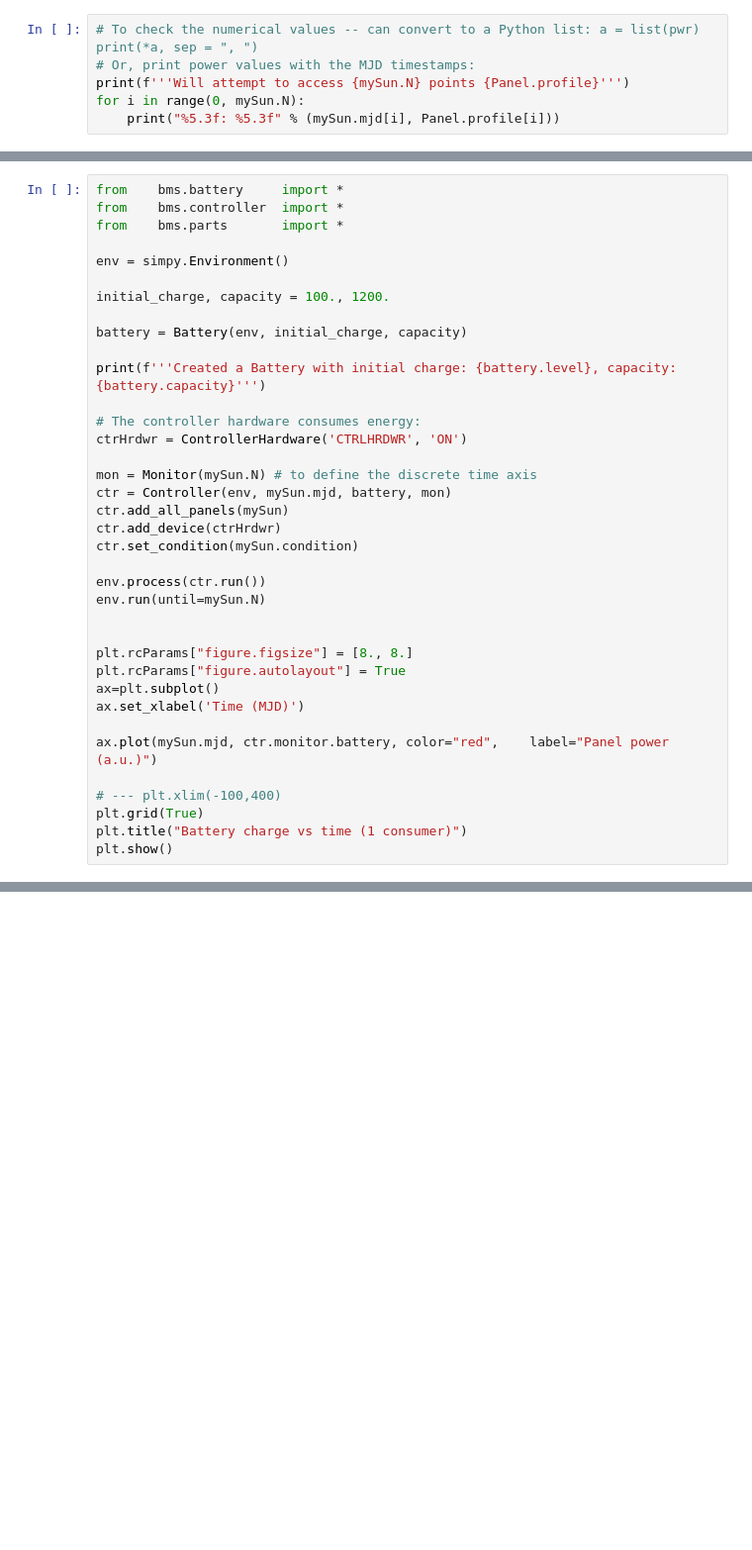
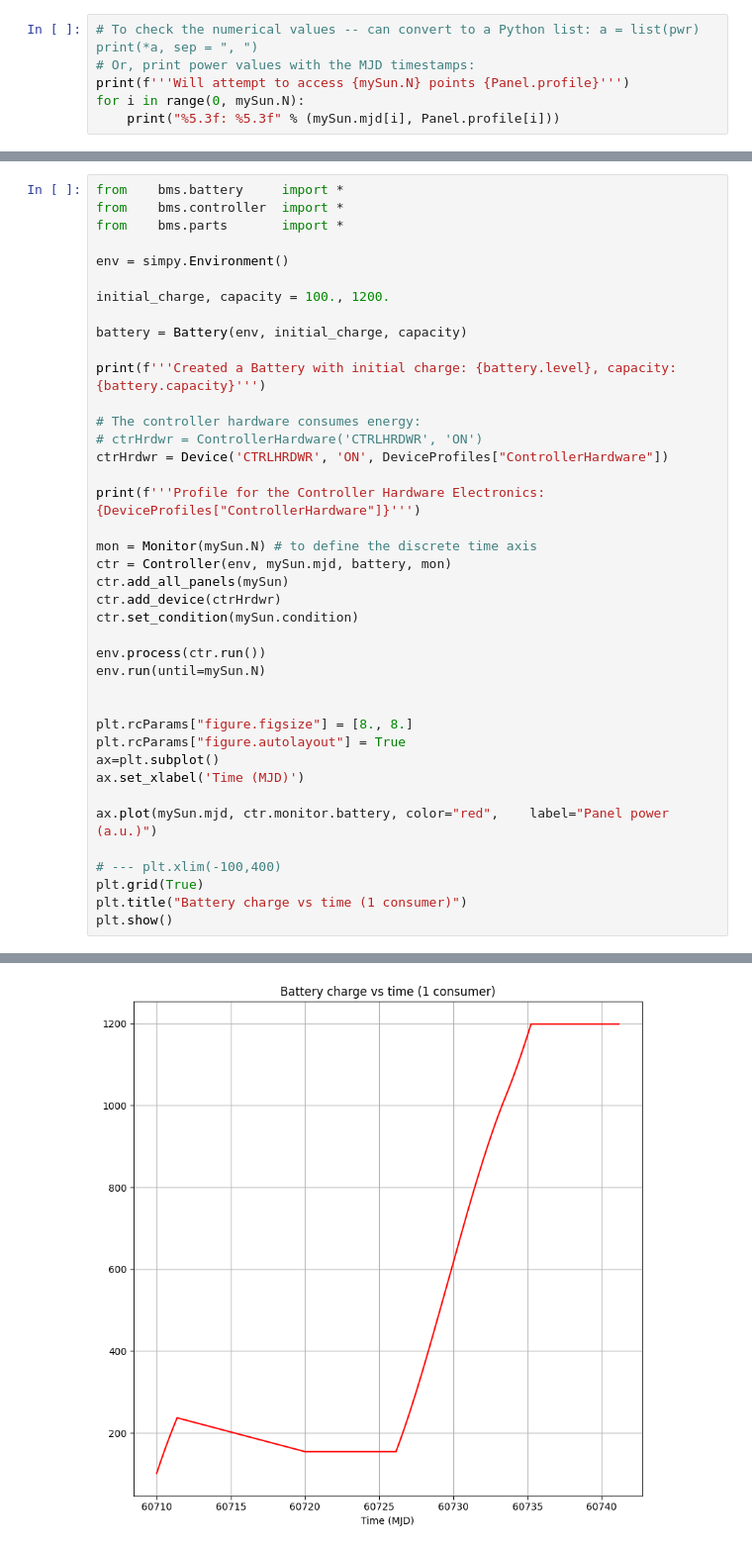
Before and after one commit to lusee-night/opsim, a Jupyter notebook: notebooks/sim.ipynb, the cells around one changed output, grey strips where cells are left out. Shown at 99% size. Cells and saved outputs as stored; diff of their text form; blank space fills up the shorter version.

Commit message:
Moved device profile to a separate dictionary, in leue of subclassing Device

```diff
--- a/notebooks/sim.ipynb
+++ b/notebooks/sim.ipynb
@@ -111,7 +111,10 @@ battery = Battery(env, initial_charge, capacity)
 print(f'''Created a Battery with initial charge: {battery.level}, capacity: {battery.capacity}''')
 
 # The controller hardware consumes energy:
-ctrHrdwr = ControllerHardware('CTRLHRDWR', 'ON')
+# ctrHrdwr = ControllerHardware('CTRLHRDWR', 'ON')
+ctrHrdwr = Device('CTRLHRDWR', 'ON', DeviceProfiles["ControllerHardware"])
+
+print(f'''Profile for the Controller Hardware Electronics: {DeviceProfiles["ControllerHardware"]}''')
 
 mon = Monitor(mySun.N) # to define the discrete time axis
 ctr = Controller(env, mySun.mjd, battery, mon)
@@ -139,0 +143 @@ TypeError: 'ControllerHardware' object is not callable
+[figure, added]
```
Also changed, not shown: parts of 2 cells of this notebook, 2 other files.
